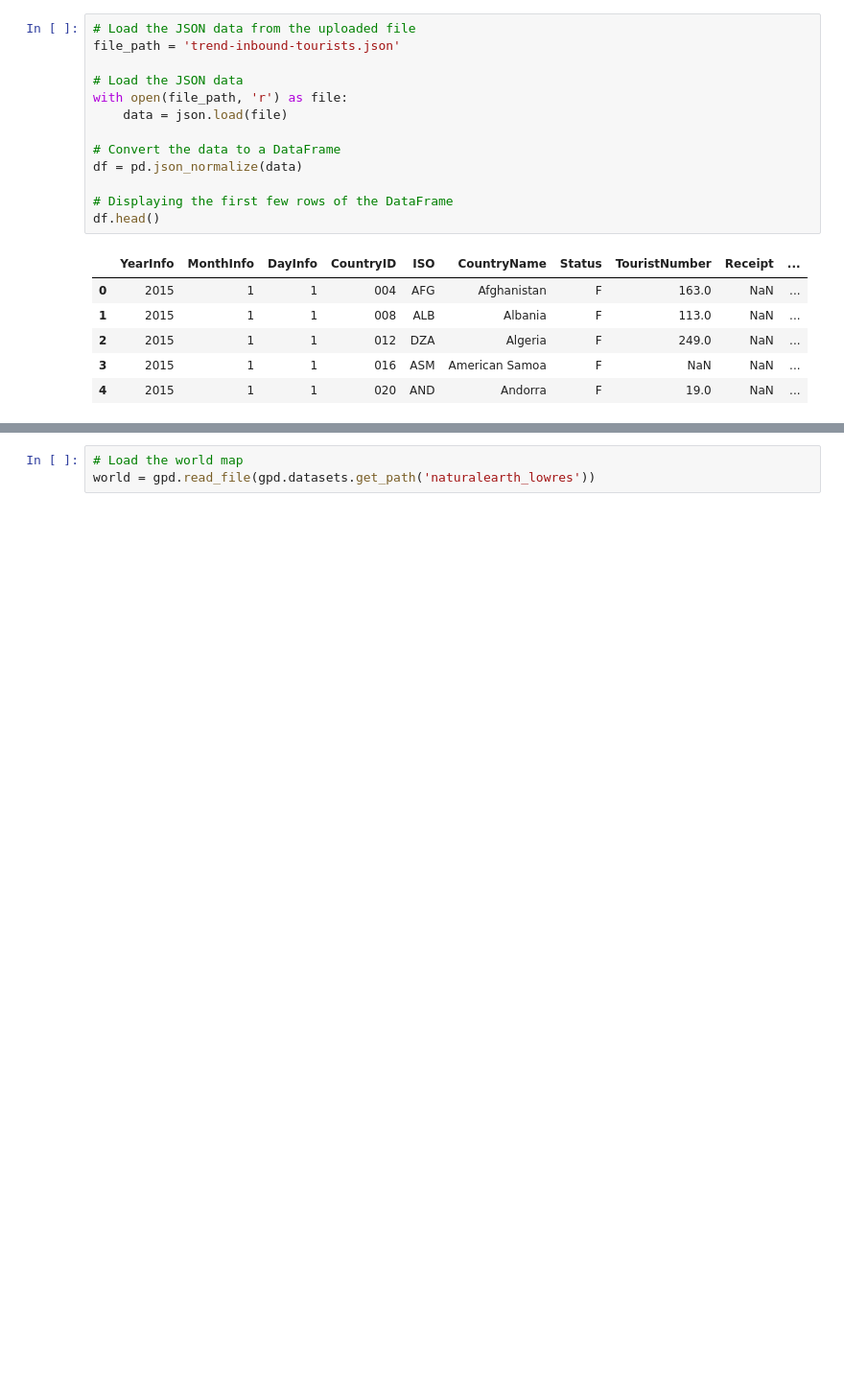
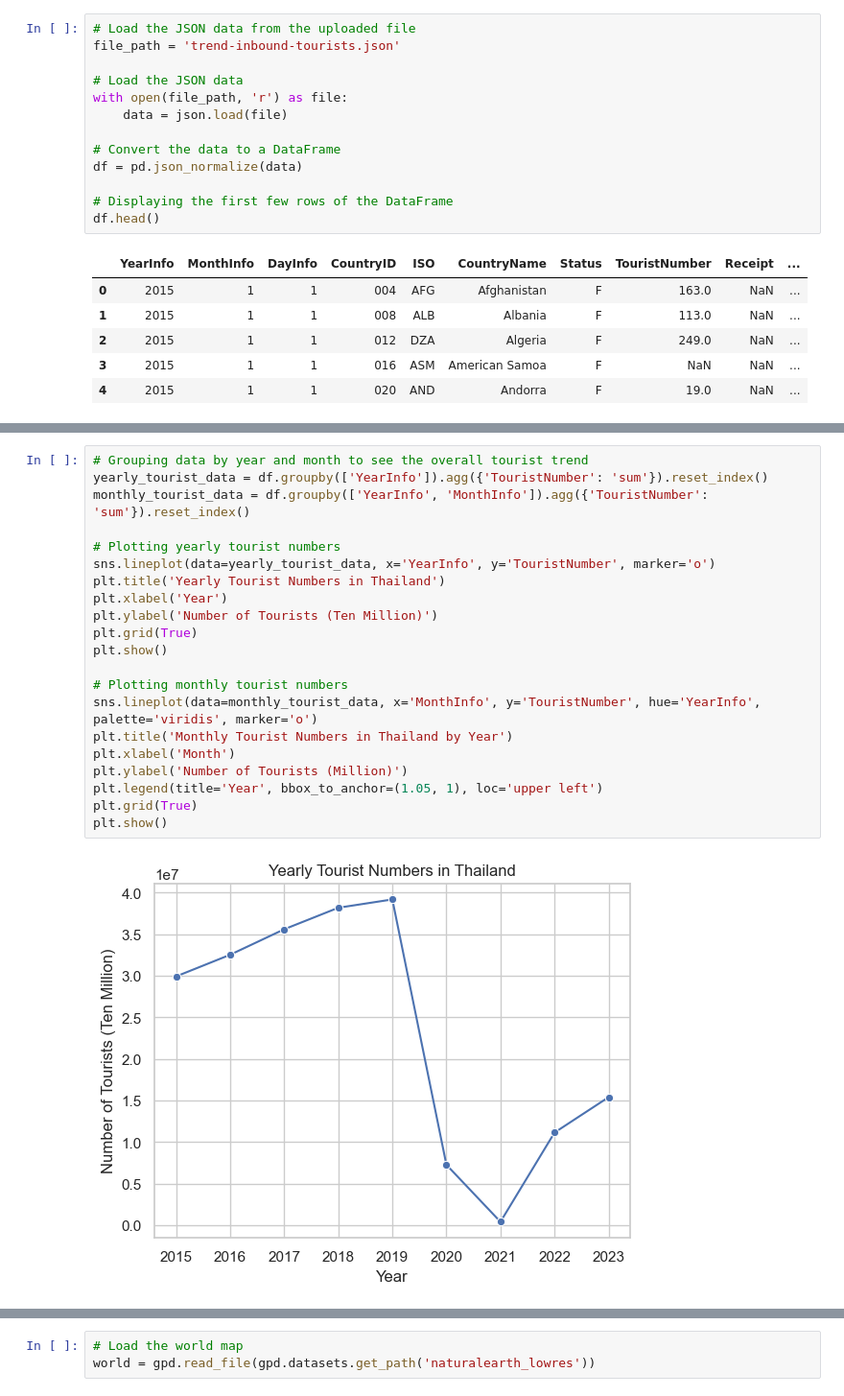
Before and after one commit to vk-poonyakanok/thailand-tourism-trend, a Jupyter notebook: Thailand_Tourism_Trends_Analysis.ipynb, the cells around one changed output, grey strips where cells are left out. Shown at 96% size. Drawn from its saved outputs; the diff is of its cells as text; blank space fills up the shorter version.

```diff
--- a/Thailand_Tourism_Trends_Analysis.ipynb
+++ b/Thailand_Tourism_Trends_Analysis.ipynb
@@ -160,0 +217,23 @@ The `ci` parameter is deprecated. Use `errorbar=None` for the same effect.
+# %%
+# Grouping data by year and month to see the overall tourist trend
+yearly_tourist_data = df.groupby(['YearInfo']).agg({'TouristNumber': 'sum'}).reset_index()
+monthly_tourist_data = df.groupby(['YearInfo', 'MonthInfo']).agg({'TouristNumber': 'sum'}).reset_index()
+
+# Plotting yearly tourist numbers
+sns.lineplot(data=yearly_tourist_data, x='YearInfo', y='TouristNumber', marker='o')
+plt.title('Yearly Tourist Numbers in Thailand')
+plt.xlabel('Year')
+plt.ylabel('Number of Tourists (Ten Million)')
+plt.grid(True)
+plt.show()
+
+# Plotting monthly tourist numbers
+sns.lineplot(data=monthly_tourist_data, x='MonthInfo', y='TouristNumber', hue='YearInfo', palette='viridis', marker='o')
+plt.title('Monthly Tourist Numbers in Thailand by Year')
+plt.xlabel('Month')
+plt.ylabel('Number of Tourists (Million)')
+plt.legend(title='Year', bbox_to_anchor=(1.05, 1), loc='upper left')
+plt.grid(True)
+plt.show()
+# %% [output]
+[figure, added]
```
Also changed, not shown: parts of 28 cells of this notebook, 1 other file.
